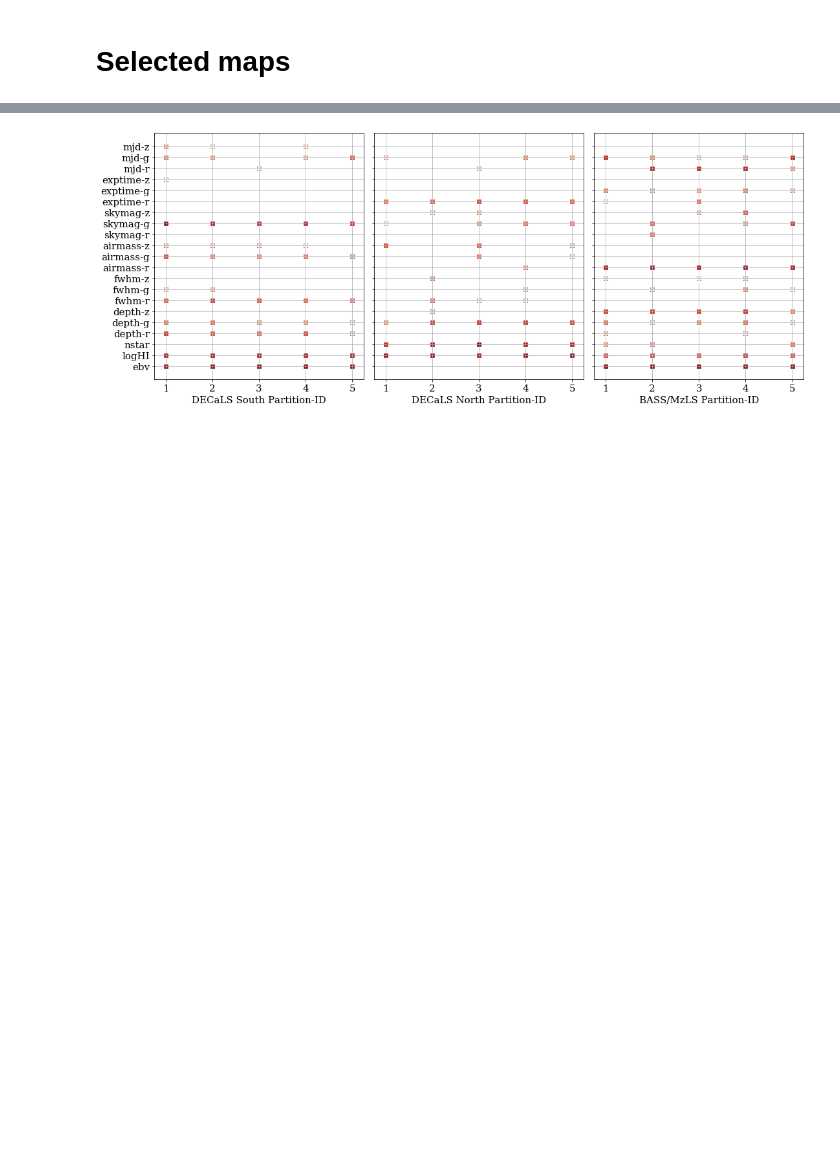
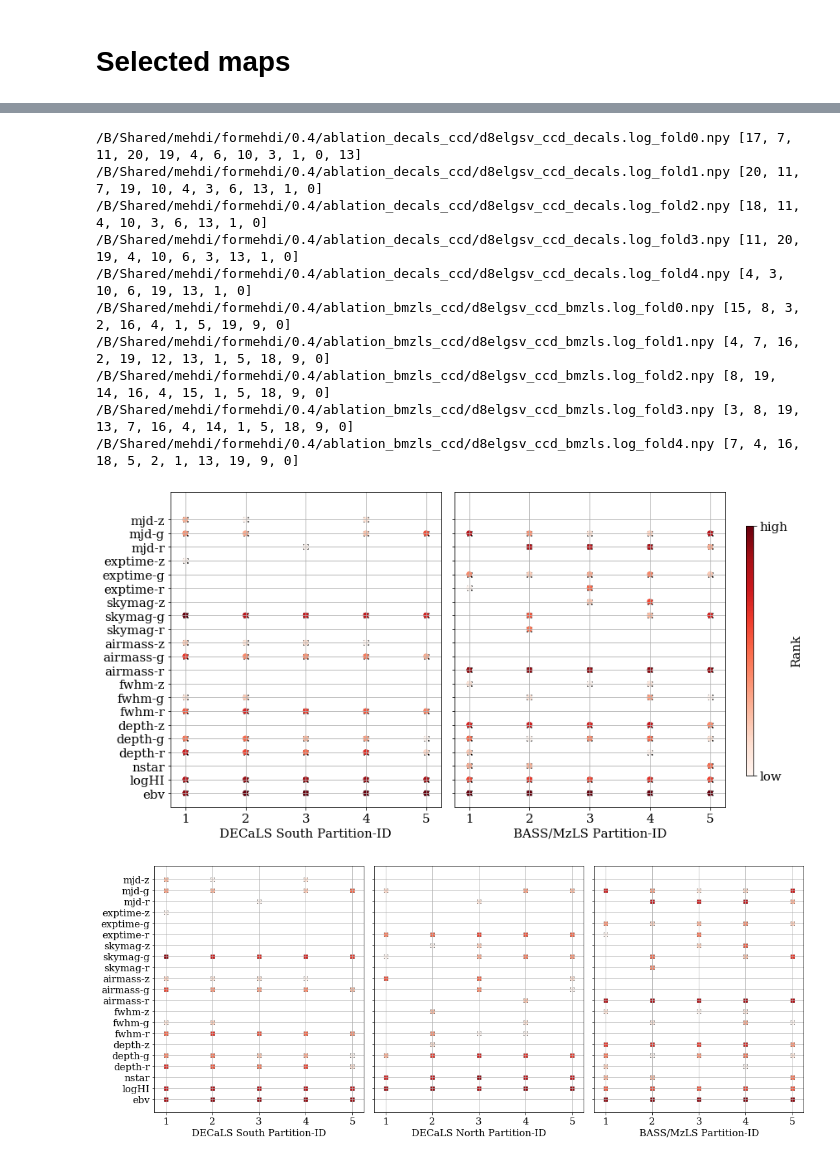
Before and after one commit to mehdirezaie/desisv, a Jupyter notebook: MeanDensity.ipynb, the cells around one changed output, grey strips where cells are left out. Drawn from its saved outputs; the diff is of its cells as text; code cells hidden in the pictures; blank space fills up the shorter version.

Commit message:
remake ablation plot

```diff
--- a/MeanDensity.ipynb
+++ b/MeanDensity.ipynb
@@ -230,8 +232,43 @@ camb is not installed!
 # %%
 plt.rc('font', family='serif', size=15)
 # %%
-labels = lab.catalogs.datarelease.cols_dr8_ccd
-labels = lab.catalogs.datarelease.fixlabels(labels, addunit=False)
+labels = lab.datarelease.cols_dr8_ccd
+labels = lab.datarelease.fixlabels(labels, addunit=False)
+# %%
+regions = {'decals':'DECaLS South',
+           'decaln':'DECaLS North',
+           'bmzls':'BASS/MzLS'}
+path ='/B/Shared/mehdi/formehdi/0.4/'
+fig, ax = plt.subplots(ncols=2, nrows=1,
+                       figsize=(12, 7), sharex=True, sharey='row')
+fig.subplots_adjust(wspace=0.05)
+ax = ax.flatten()
+
+i = 0
+for tmplt in [ 'ccd']: # ngc.all
+
+    for key in ['decals', 'bmzls']:
+
+        colorbar = True if key=='bmzls' else False
+        lab.dataviz.get_selected_maps(glob(f'{path}ablation_{key}_{tmplt}/d8elgsv_{tmplt}_{key}.log_fold*.npy'),
+                                      regions[key],
+                                      labels=labels,
+                                      ax=ax[i], hold=True, fig=fig, colorbar=colorbar, verbose=True)
+        i += 1
+plt.savefig('maps_selected_ccd_v0p4_decalS_bmzls.pdf', bbox_inches='tight')
+plt.show()
+# %% [output]
+/B/Shared/mehdi/formehdi/0.4/ablation_decals_ccd/d8elgsv_ccd_decals.log_fold0.npy [17, 7, 11, 20, 19, 4, 6, 10, 3, 1, 0, 13]
+/B/Shared/mehdi/formehdi/0.4/ablation_decals_ccd/d8elgsv_ccd_decals.log_fold1.npy [20, 11, 7, 19, 10, 4, 3, 6, 13, 1, 0]
+/B/Shared/mehdi/formehdi/0.4/ablation_decals_ccd/d8elgsv_ccd_decals.log_fold2.npy [18, 11, 4, 10, 3, 6, 13, 1, 0]
+/B/Shared/mehdi/formehdi/0.4/ablation_decals_ccd/d8elgsv_ccd_decals.log_fold3.npy [11, 20, 19, 4, 10, 6, 3, 13, 1, 0]
+/B/Shared/mehdi/formehdi/0.4/ablation_decals_ccd/d8elgsv_ccd_decals.log_fold4.npy [4, 3, 10, 6, 19, 13, 1, 0]
+/B/Shared/mehdi/formehdi/0.4/ablation_bmzls_ccd/d8elgsv_ccd_bmzls.log_fold0.npy [15, 8, 3, 2, 16, 4, 1, 5, 19, 9, 0]
+/B/Shared/mehdi/formehdi/0.4/ablation_bmzls_ccd/d8elgsv_ccd_bmzls.log_fold1.npy [4, 7, 16, 2, 19, 12, 13, 1, 5, 18, 9, 0]
+/B/Shared/mehdi/formehdi/0.4/ablation_bmzls_ccd/d8elgsv_ccd_bmzls.log_fold2.npy [8, 19, 14, 16, 4, 15, 1, 5, 18, 9, 0]
+/B/Shared/mehdi/formehdi/0.4/ablation_bmzls_ccd/d8elgsv_ccd_bmzls.log_fold3.npy [3, 8, 19, 13, 7, 16, 4, 14, 1, 5, 18, 9, 0]
+/B/Shared/mehdi/formehdi/0.4/ablation_bmzls_ccd/d8elgsv_ccd_bmzls.log_fold4.npy [7, 4, 16, 18, 5, 2, 1, 13, 19, 9, 0]
+[figure, added]
 # %%
 regions = {'decals':'DECaLS South',
            'decaln':'DECaLS North',
```
Also changed, not shown: parts of 4 cells of this notebook.
